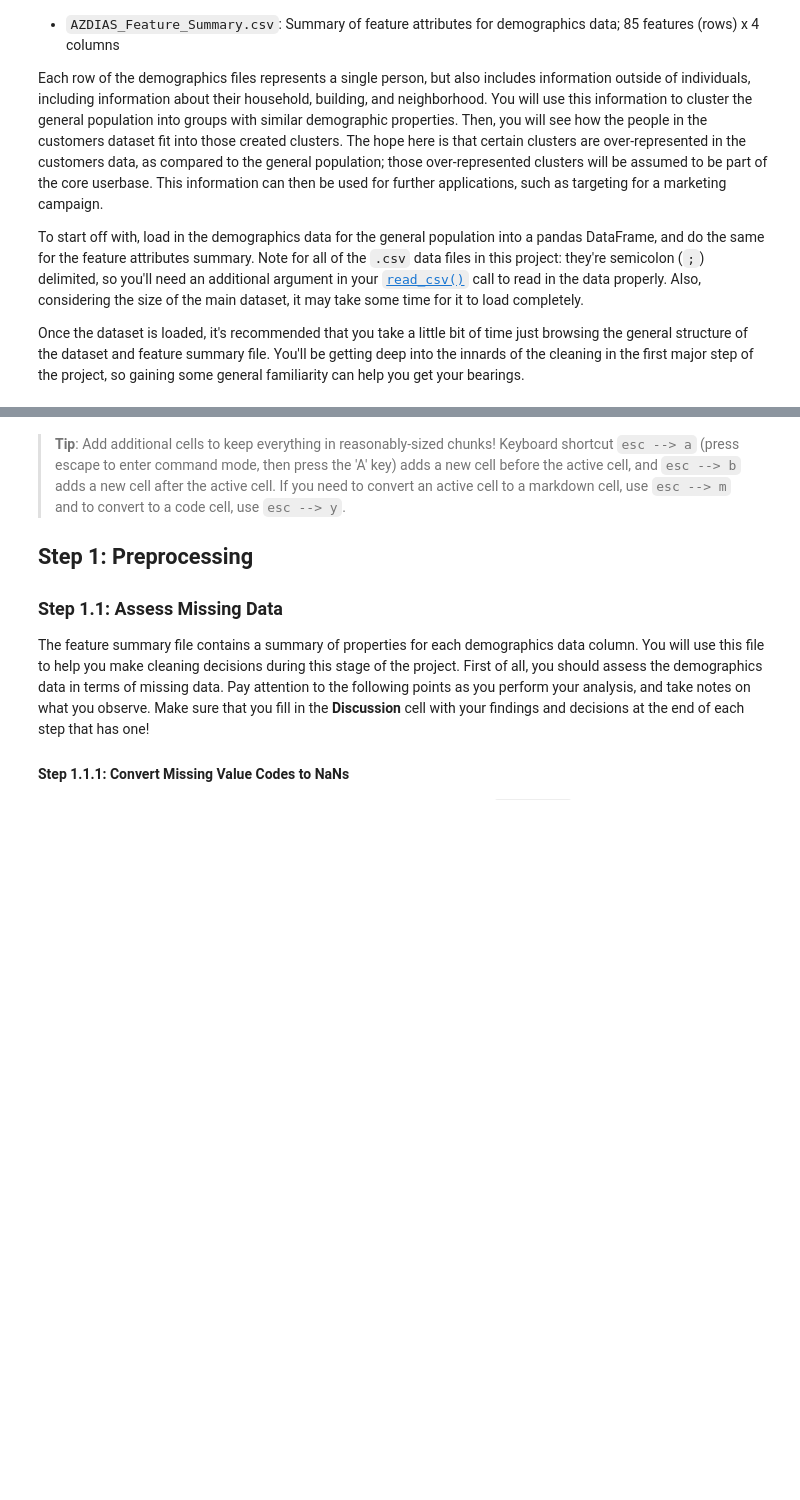
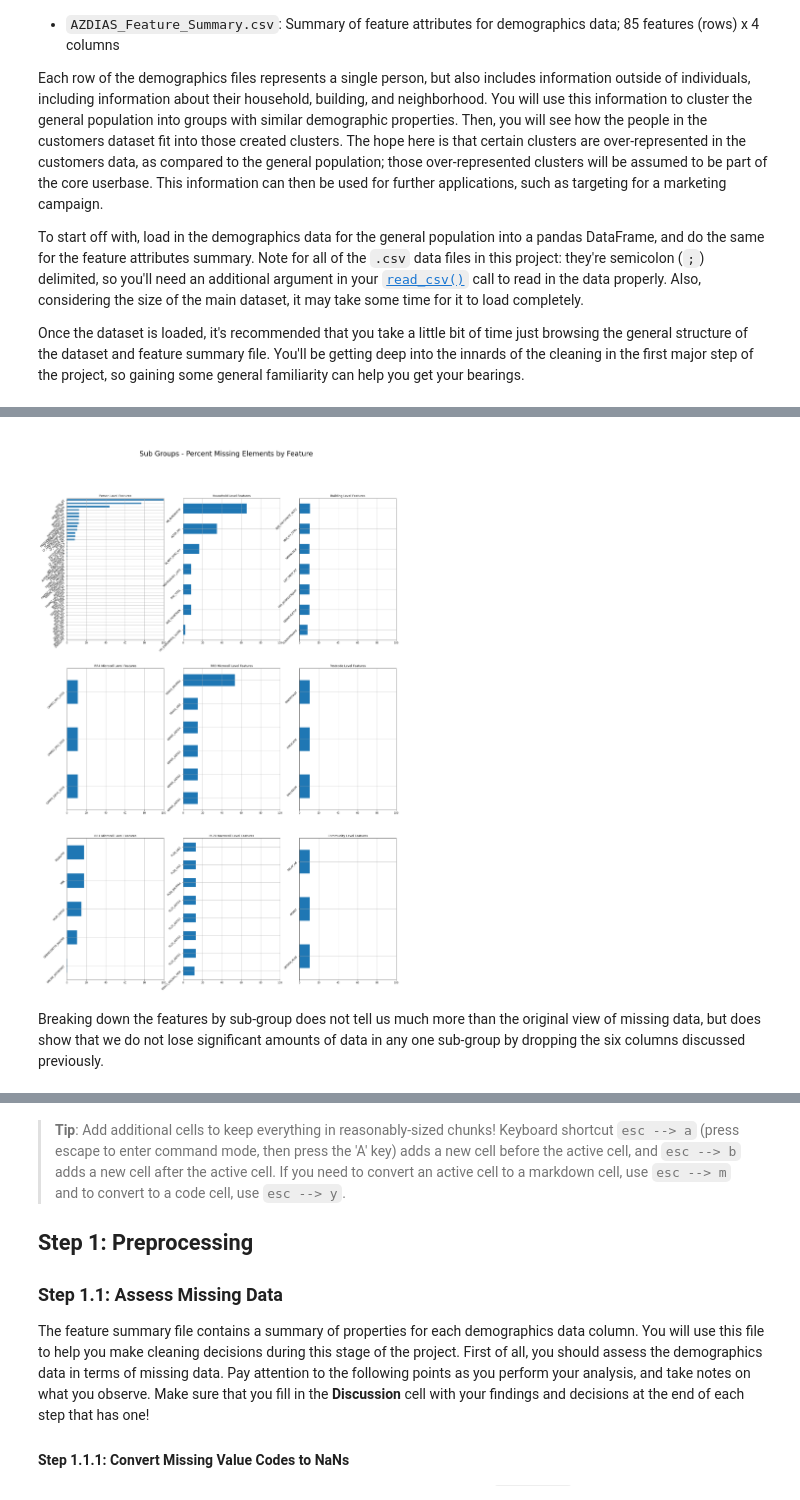
Before and after one commit to tom-itl/Machine_Learning, a Jupyter notebook: Identify_Customer_Segments.ipynb, the cells around one changed output, grey strips where cells are left out. Drawn from its saved outputs; the diff is of its cells as text; code cells hidden in the pictures; blank space fills up the shorter version.

```diff
--- a/Identify_Customer_Segments.ipynb
+++ b/Identify_Customer_Segments.ipynb
@@ -88,0 +164,34 @@ g.add_legend()
+# %%
+# Break out data into sub-groups
+person_level = azdias.iloc[:, 0:azdias.columns.get_loc('ZABEOTYP') + 1]
+household_level = azdias.iloc[:, azdias.columns.get_loc('ALTER_HH'):azdias.columns.get_loc('WOHNDAUER_2008') + 1]
+building_level = azdias.iloc[:, azdias.columns.get_loc('ANZ_HAUSHALTE_AKTIV'):azdias.columns.get_loc('WOHNLAGE') + 1]
+rr4_level = azdias.iloc[:, azdias.columns.get_loc('CAMEO_DEUG_2015'):azdias.columns.get_loc('CAMEO_INTL_2015') + 1]
+rr3_level = azdias.iloc[:, azdias.columns.get_loc('KBA05_ANTG1'):azdias.columns.get_loc('KBA05_GBZ') + 1]
+postcode_level = azdias.iloc[:, azdias.columns.get_loc('BALLRAUM'):azdias.columns.get_loc('INNENSTADT') + 1]
+rr1_level = azdias.iloc[:, azdias.columns.get_loc('GEBAEUDETYP_RASTER'):azdias.columns.get_loc('REGIOTYP') + 1]
+plz8_level = azdias.iloc[:, azdias.columns.get_loc('KBA13_ANZAHL_PKW'):azdias.columns.get_loc('PLZ8_GBZ') + 1]
+community_level = azdias.iloc[:, azdias.columns.get_loc('ARBEIT'):azdias.columns.get_loc('RELAT_AB') + 1]
+
+# Plot the sub-group missing data
+plt.rcParams['figure.figsize'] = [24, 36]
+fig, axes = plt.subplots(nrows=3, ncols=3)
+fig.suptitle('\n\nSub Groups - Percent Missing Elements by Feature', fontsize=28);
+
+row = 0
+col = 0
+title = [['Person Level Features', 'Household Level Features', 'Building Level Features'],
+         ['RR4 Microcell Level Features', 'RR3 Microcell Level Features', 'Postcode Level Features'],
+         ['RR1 Microcell Level Features', 'PLZ8 Macrocell Level Features', 'Community Level Features']]
+for pd in (person_level, household_level, building_level, rr4_level, rr3_level, postcode_level, rr1_level, plz8_level, community_level):
+    (pd.isnull().sum().sort_values() /  pd.shape[0] * 100).plot.barh(ax=axes[row, col], rot=45, xlim=(0,100));
+    axes[row][col].set_title(title[row][col])
+    axes[row][col].grid(True)
+    col += 1
+    if col == 3:
+        col = 0
+        row += 1
+# %% [output]
+[figure, added]
+# %% [markdown]
+Breaking down the features by sub-group does not tell us much more than the original view of missing data, but does show that we do not lose significant amounts of data in any one sub-group by dropping the six columns discussed previously.
```
Also changed, not shown: parts of 18 cells of this notebook.
